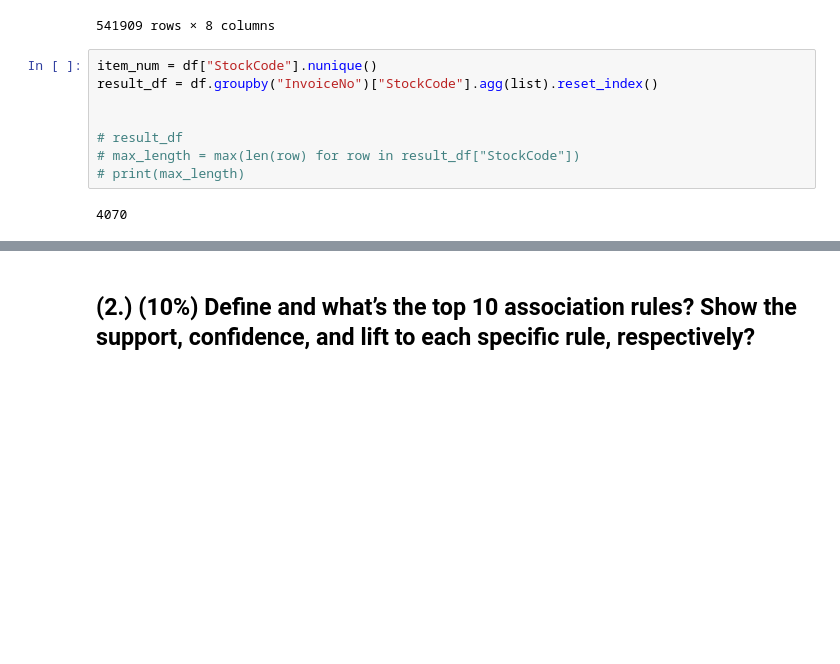
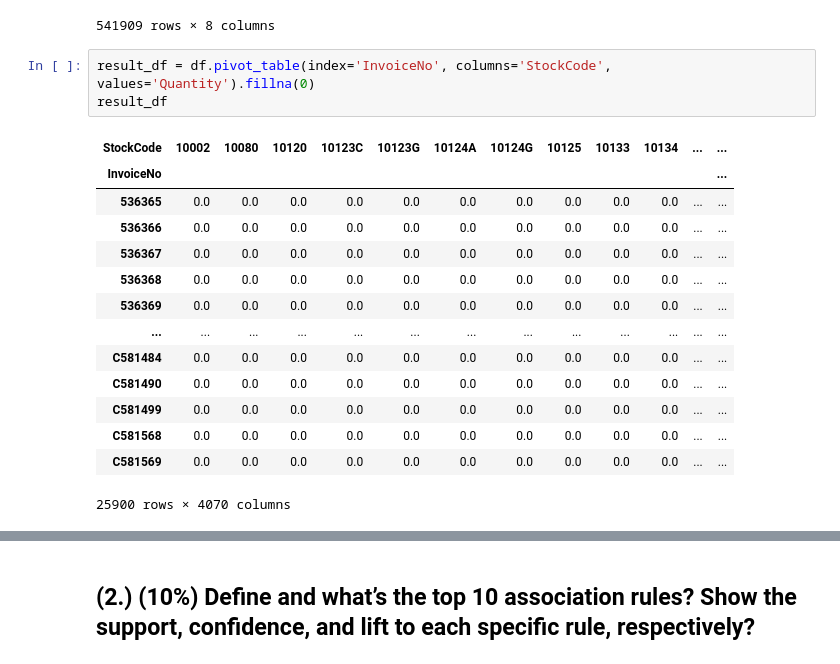
Before and after one commit to markoo0706/IM505_MDS_2023, a Jupyter notebook: hw1/code.ipynb, the cells around one changed output, grey strips where cells are left out. Saved outputs shown, nothing was run; the diff lists cells and outputs as text; blank space fills up the shorter version.

```diff
--- a/hw1/code.ipynb
+++ b/hw1/code.ipynb
@@ -143,13 +143,21 @@ df
 | 541907 | 581587 | 23255 | CHILDRENS CUTLERY CIRCUS PARADE | 4 | 2011/12/9 12:50 | 4.15 | 12680.0 | France |
 | 541908 | 581587 | 22138 | BAKING SET 9 PIECE RETROSPOT | 3 | 2011/12/9 12:50 | 4.95 | 12680.0 | France |
 541909 rows × 8 columns
-# %%
-item_num = df["StockCode"].nunique()
-result_df = df.groupby("InvoiceNo")["StockCode"].agg(list).reset_index()
-
-
-# result_df
-# max_length = max(len(row) for row in result_df["StockCode"])
-# print(max_length)
-# %% [output]
-4070
+# %%
+result_df = df.pivot_table(index='InvoiceNo', columns='StockCode', values='Quantity').fillna(0)
+result_df
+# %% [output]
+| StockCode | 10002 | 10080 | 10120 | 10123C | 10123G | 10124A | 10124G | 10125 | 10133 | 10134 | ... | ... |
+| InvoiceNo |  |  |  |  |  |  |  |  |  |  |  | ... |
+| 536365 | 0.0 | 0.0 | 0.0 | 0.0 | 0.0 | 0.0 | 0.0 | 0.0 | 0.0 | 0.0 | ... | ... |
+| 536366 | 0.0 | 0.0 | 0.0 | 0.0 | 0.0 | 0.0 | 0.0 | 0.0 | 0.0 | 0.0 | ... | ... |
+| 536367 | 0.0 | 0.0 | 0.0 | 0.0 | 0.0 | 0.0 | 0.0 | 0.0 | 0.0 | 0.0 | ... | ... |
+| 536368 | 0.0 | 0.0 | 0.0 | 0.0 | 0.0 | 0.0 | 0.0 | 0.0 | 0.0 | 0.0 | ... | ... |
+| 536369 | 0.0 | 0.0 | 0.0 | 0.0 | 0.0 | 0.0 | 0.0 | 0.0 | 0.0 | 0.0 | ... | ... |
+| ... | ... | ... | ... | ... | ... | ... | ... | ... | ... | ... | ... | ... |
+| C581484 | 0.0 | 0.0 | 0.0 | 0.0 | 0.0 | 0.0 | 0.0 | 0.0 | 0.0 | 0.0 | ... | ... |
+| C581490 | 0.0 | 0.0 | 0.0 | 0.0 | 0.0 | 0.0 | 0.0 | 0.0 | 0.0 | 0.0 | ... | ... |
+| C581499 | 0.0 | 0.0 | 0.0 | 0.0 | 0.0 | 0.0 | 0.0 | 0.0 | 0.0 | 0.0 | ... | ... |
+| C581568 | 0.0 | 0.0 | 0.0 | 0.0 | 0.0 | 0.0 | 0.0 | 0.0 | 0.0 | 0.0 | ... | ... |
+| C581569 | 0.0 | 0.0 | 0.0 | 0.0 | 0.0 | 0.0 | 0.0 | 0.0 | 0.0 | 0.0 | ... | ... |
+25900 rows × 4070 columns
```
Also changed, not shown: parts of 2 cells of this notebook.
